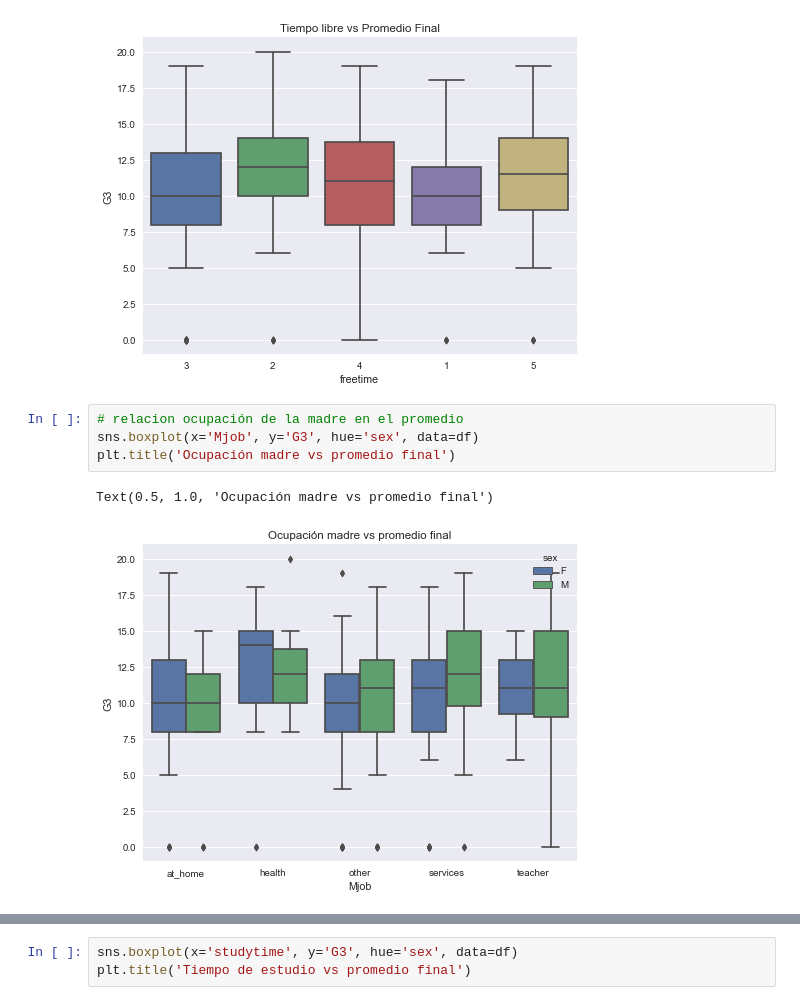
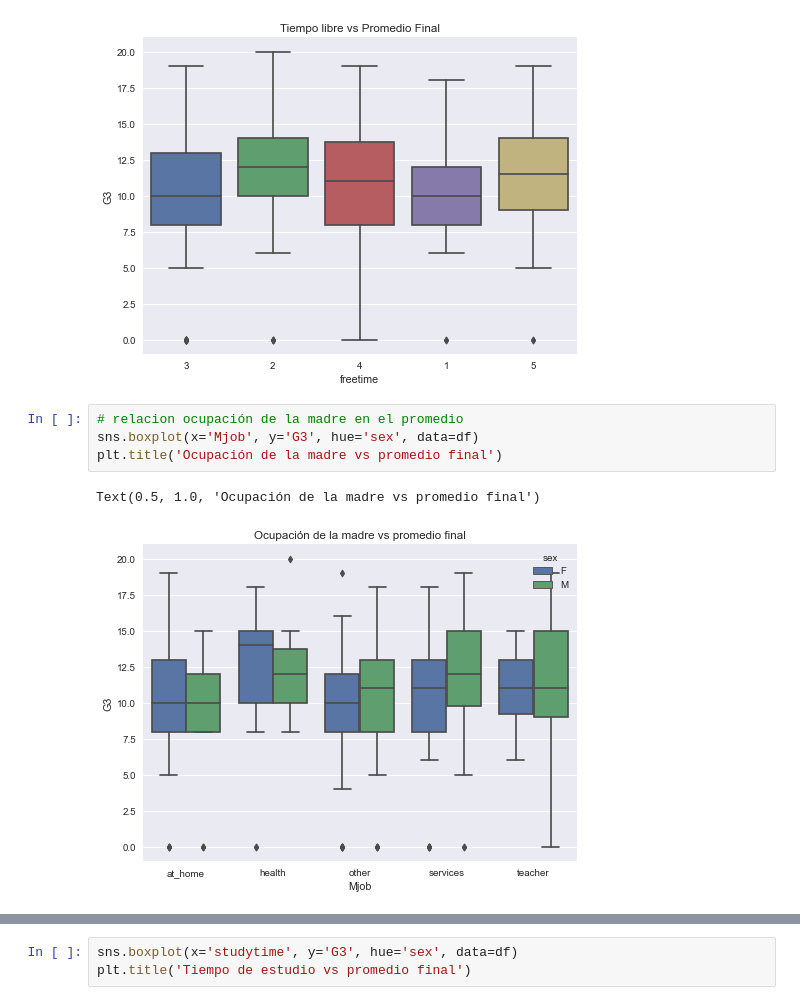
Before and after one commit to Denniels/Fundamentos-data-sciens, a Jupyter notebook: Prueba_FD/Hito_1/Prueba_Hito1_2.ipynb, the cells around one changed output, grey strips where cells are left out. Drawn from its saved outputs; the diff is of its cells as text.

```diff
--- a/Prueba_FD/Hito_1/Prueba_Hito1_2.ipynb
+++ b/Prueba_FD/Hito_1/Prueba_Hito1_2.ipynb
@@ -238,8 +231,8 @@ Text(0.5, 1.0, 'Tiempo libre vs Promedio Final')
 # %%
 # relacion ocupación de la madre en el promedio
 sns.boxplot(x='Mjob', y='G3', hue='sex', data=df)
-plt.title('Ocupación madre vs promedio final')
+plt.title('Ocupación de la madre vs promedio final')
 # %% [output]
-Text(0.5, 1.0, 'Ocupación madre vs promedio final')
+Text(0.5, 1.0, 'Ocupación de la madre vs promedio final')
-[figure, old version]
+[figure, new version]
 # %%
```
Also changed, not shown: parts of 51 cells of this notebook, 2 other files.
